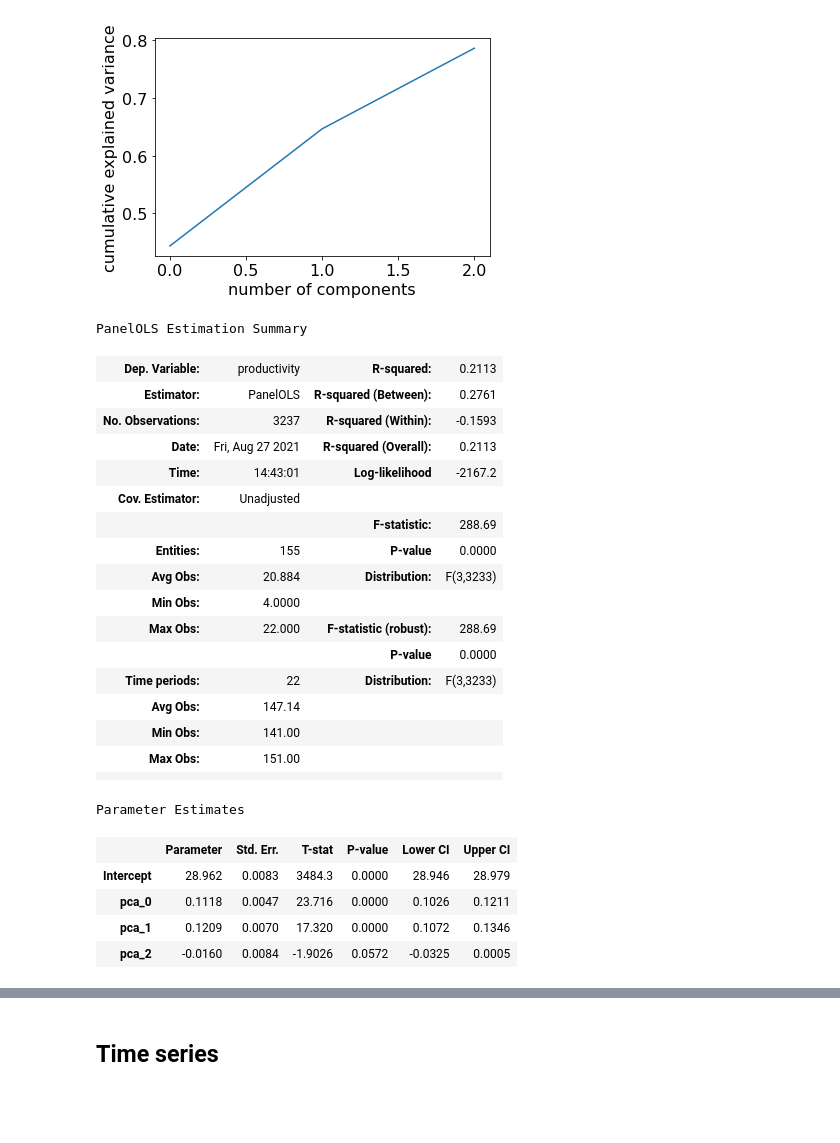
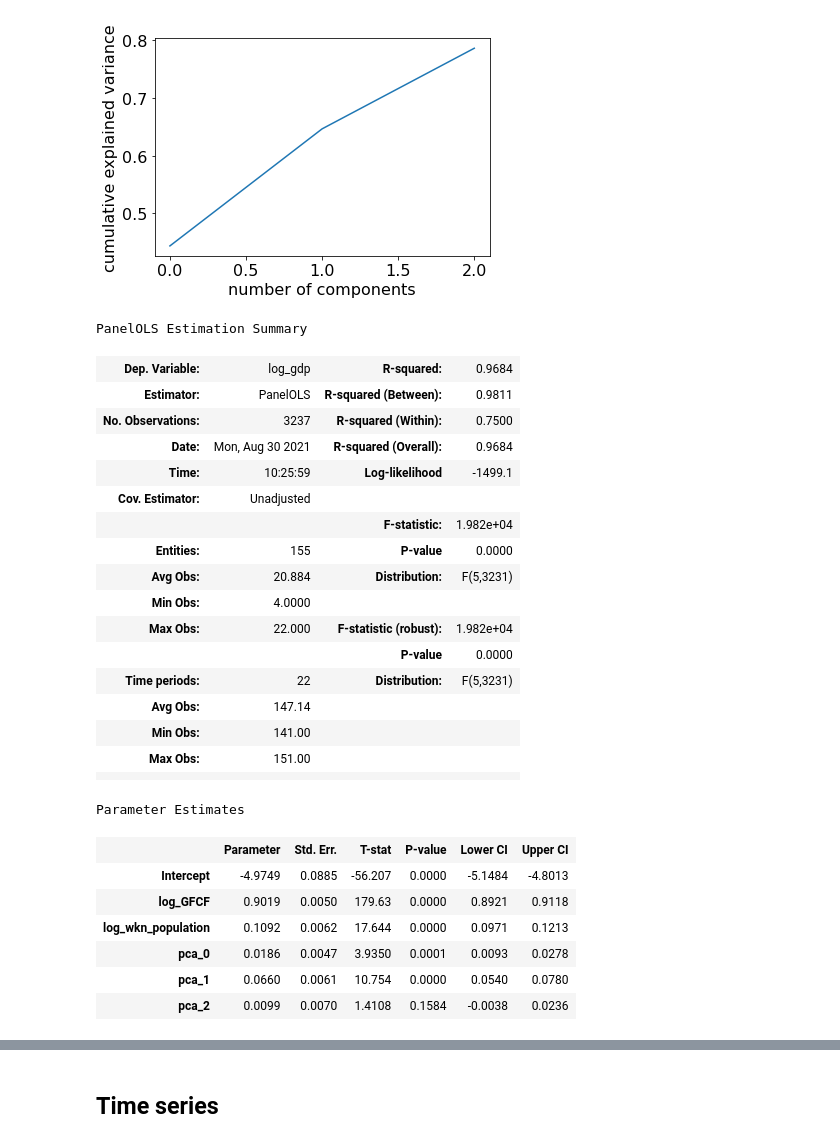
Before and after one commit to jaimeoliver1/social_capital_in_trade_networks, a Jupyter notebook: notebooks/01_01_linear_models_social_capital.ipynb, the cells around one changed output, grey strips where cells are left out. Drawn from its saved outputs; the diff is of its cells as text; code cells hidden in the pictures; blank space fills up the shorter version.

```diff
--- a/notebooks/01_01_linear_models_social_capital.ipynb
+++ b/notebooks/01_01_linear_models_social_capital.ipynb
@@ -197,7 +197,7 @@ Results regression analysis: gini
 models = []
 
 f = f'log_gdp ~ log_GFCF + log_wkn_population + 1'
-f = f'productivity ~ 1'
+#f = f'productivity ~ 1'
 y, X = patsy.dmatrices(f, df_model.set_index(['country','year']),  return_type='dataframe')
 base_model_fe = PanelOLS(y,X, entity_effects=True, time_effects=True)
 base_model_fe = base_model_fe.fit()
@@ -207,7 +207,7 @@ models.append(base_model_fe)
 for v in reduced_terms_list:
 
     f = f'log_gdp ~ log_GFCF + log_wkn_population + {v} + 1'
-    f = f'productivity ~ {v} + 1'
+    #f = f'productivity ~ {v} + 1'
     y, X = patsy.dmatrices(f, df_model.set_index(['country','year']),  return_type='dataframe')
     base_model_fe = PanelOLS(y,X, entity_effects=True, time_effects=True)
     base_model_fe = base_model_fe.fit()
@@ -416,39 +416,41 @@ Text(0, 0.5, 'cumulative explained variance')
 [figure]
 # %%
 f = 'log_gdp ~ log_GFCF + log_wkn_population + 1 + ' + ' + '.join([f'pca_{i}' for i in range(n)])
-f = 'productivity ~ 1 + ' + ' + '.join([f'pca_{i}' for i in range(n)])
+#f = 'productivity ~ 1 + ' + ' + '.join([f'pca_{i}' for i in range(n)])
 y, X = patsy.dmatrices(f, df_model.set_index(['country','year']),  return_type='dataframe')
 
 model = PanelOLS(y,X, entity_effects=True, time_effects=True)
 model = RandomEffects(y,X)
 model = PanelOLS(y,X)
 results = model.fit()
 results.summary
 # %% [output]
 PanelOLS Estimation Summary
-| Dep. Variable: | productivity | R-squared: | 0.2113 |
-| Estimator: | PanelOLS | R-squared (Between): | 0.2761 |
-| No. Observations: | 3237 | R-squared (Within): | -0.1593 |
-| Date: | Fri, Aug 27 2021 | R-squared (Overall): | 0.2113 |
-| Time: | 14:43:01 | Log-likelihood | -2167.2 |
+| Dep. Variable: | log_gdp | R-squared: | 0.9684 |
+| Estimator: | PanelOLS | R-squared (Between): | 0.9811 |
+| No. Observations: | 3237 | R-squared (Within): | 0.7500 |
+| Date: | Mon, Aug 30 2021 | R-squared (Overall): | 0.9684 |
+| Time: | 10:25:59 | Log-likelihood | -1499.1 |
 | Cov. Estimator: | Unadjusted |  |  |
-|  |  | F-statistic: | 288.69 |
+|  |  | F-statistic: | 1.982e+04 |
 | Entities: | 155 | P-value | 0.0000 |
-| Avg Obs: | 20.884 | Distribution: | F(3,3233) |
+| Avg Obs: | 20.884 | Distribution: | F(5,3231) |
 | Min Obs: | 4.0000 |  |  |
-| Max Obs: | 22.000 | F-statistic (robust): | 288.69 |
+| Max Obs: | 22.000 | F-statistic (robust): | 1.982e+04 |
 |  |  | P-value | 0.0000 |
-| Time periods: | 22 | Distribution: | F(3,3233) |
+| Time periods: | 22 | Distribution: | F(5,3231) |
 | Avg Obs: | 147.14 |  |  |
 | Min Obs: | 141.00 |  |  |
 | Max Obs: | 151.00 |  |  |
 |  |  |  |  |
 Parameter Estimates
 |  | Parameter | Std. Err. | T-stat | P-value | Lower CI | Upper CI |
-| Intercept | 28.962 | 0.0083 | 3484.3 | 0.0000 | 28.946 | 28.979 |
-| pca_0 | 0.1118 | 0.0047 | 23.716 | 0.0000 | 0.1026 | 0.1211 |
-| pca_1 | 0.1209 | 0.0070 | 17.320 | 0.0000 | 0.1072 | 0.1346 |
-| pca_2 | -0.0160 | 0.0084 | -1.9026 | 0.0572 | -0.0325 | 0.0005 |
+| Intercept | -4.9749 | 0.0885 | -56.207 | 0.0000 | -5.1484 | -4.8013 |
+| log_GFCF | 0.9019 | 0.0050 | 179.63 | 0.0000 | 0.8921 | 0.9118 |
+| log_wkn_population | 0.1092 | 0.0062 | 17.644 | 0.0000 | 0.0971 | 0.1213 |
+| pca_0 | 0.0186 | 0.0047 | 3.9350 | 0.0001 | 0.0093 | 0.0278 |
+| pca_1 | 0.0660 | 0.0061 | 10.754 | 0.0000 | 0.0540 | 0.0780 |
+| pca_2 | 0.0099 | 0.0070 | 1.4108 | 0.1584 | -0.0038 | 0.0236 |
 # %%
 df_radar = pd.DataFrame(pipe['reduce_dims'].components_, columns = all_terms)
 df_radar.loc[:,'coefs'] = pd.Series(results.params[[f'pca_{i}' for i in range(n)]].values)
```
Also changed, not shown: parts of 15 cells of this notebook, 5 other files.
